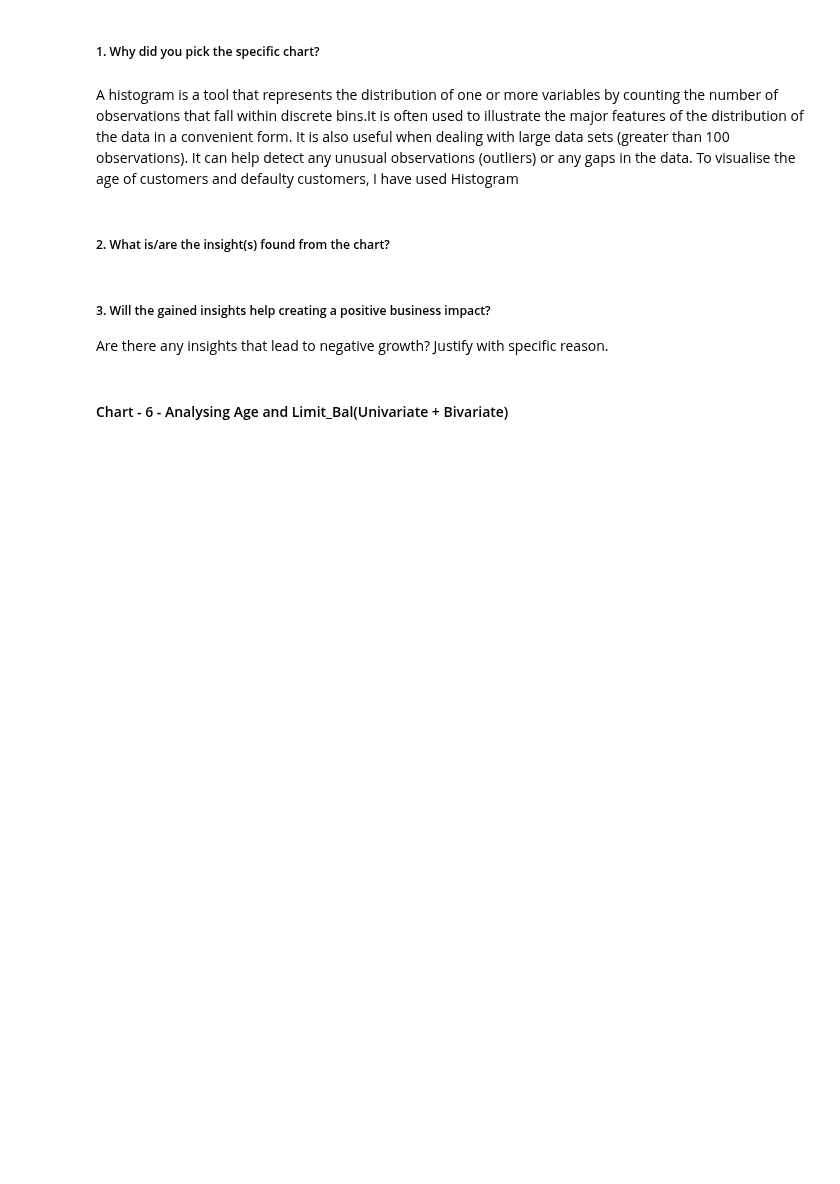
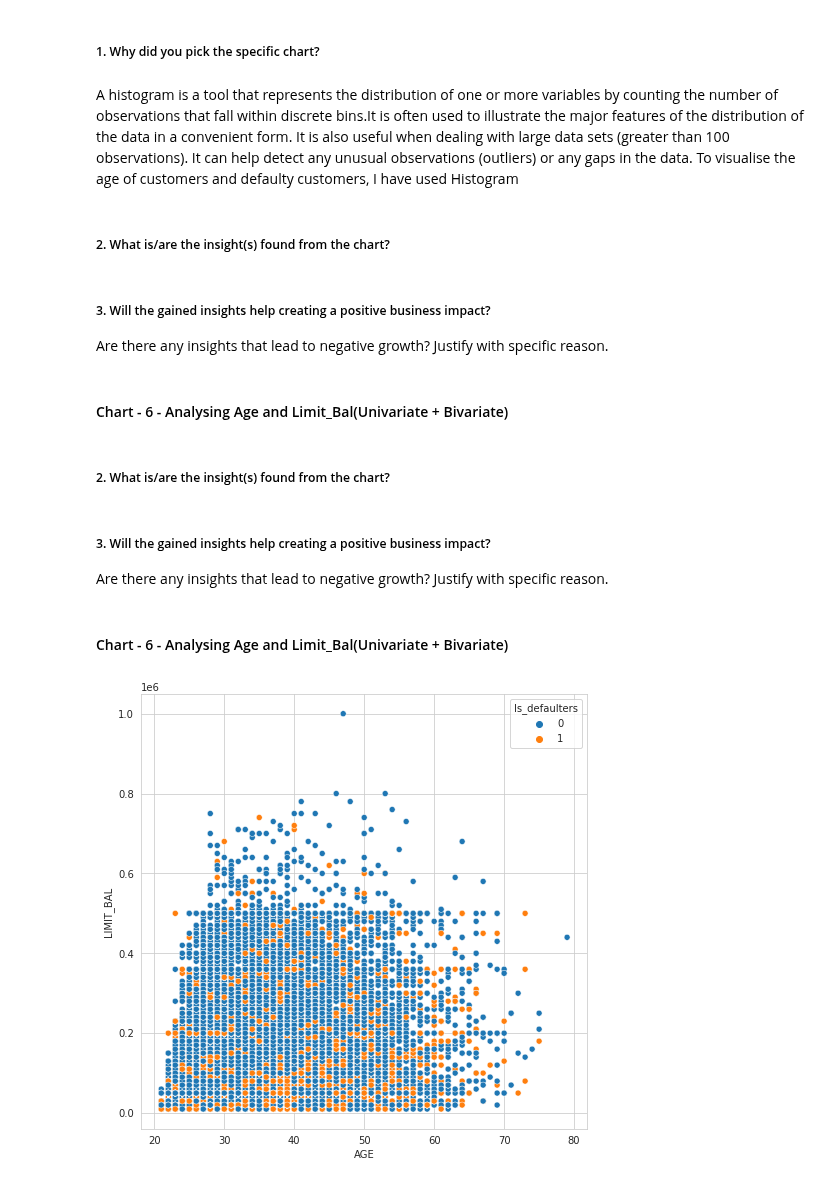
Before and after one commit to 1991Ab/Capstone-Project-3-Credit-Card-Default-Prediction, a Jupyter notebook: DefaultCreditCcard_Individual.ipynb, the cells around one changed output. Drawn from its saved outputs; the diff is of its cells as text; code cells hidden in the pictures; blank space fills up the shorter version.

```diff
--- a/DefaultCreditCcard_Individual.ipynb
+++ b/DefaultCreditCcard_Individual.ipynb
@@ -813,3 +813,22 @@ To visualise the age of customers and defaulty customers, I have used Histogram
 Are there any insights that lead to negative growth? Justify with specific reason.
 # %% [markdown]
 #### Chart - 6 - Analysing Age and Limit_Bal(Univariate + Bivariate)
+# %% [markdown]
+##### 2. What is/are the insight(s) found from the chart?
+# %% [markdown]
+##### 3. Will the gained insights help creating a positive business impact?
+Are there any insights that lead to negative growth? Justify with specific reason.
+# %% [markdown]
+#### Chart - 6 - Analysing Age and Limit_Bal(Univariate + Bivariate)
+# %%
+# Chart - 5 visualization code
+# vizualizing code for customers with vaaried ages and Limit_Bal of credit card.
+#df["LIMIT_BAL"]=pd.to_numeric(df["LIMIT_BAL"])
+sns.set_style('whitegrid')
+plt.rcParams['font.size'] = 10
+plt.rcParams['figure.figsize'] = (8,8)
+sns.scatterplot(data=df , x='AGE', y='LIMIT_BAL', hue='Is_defaulters')
+#plt.legend()
+plt.show()
+# %% [output]
+[figure, added]
```
